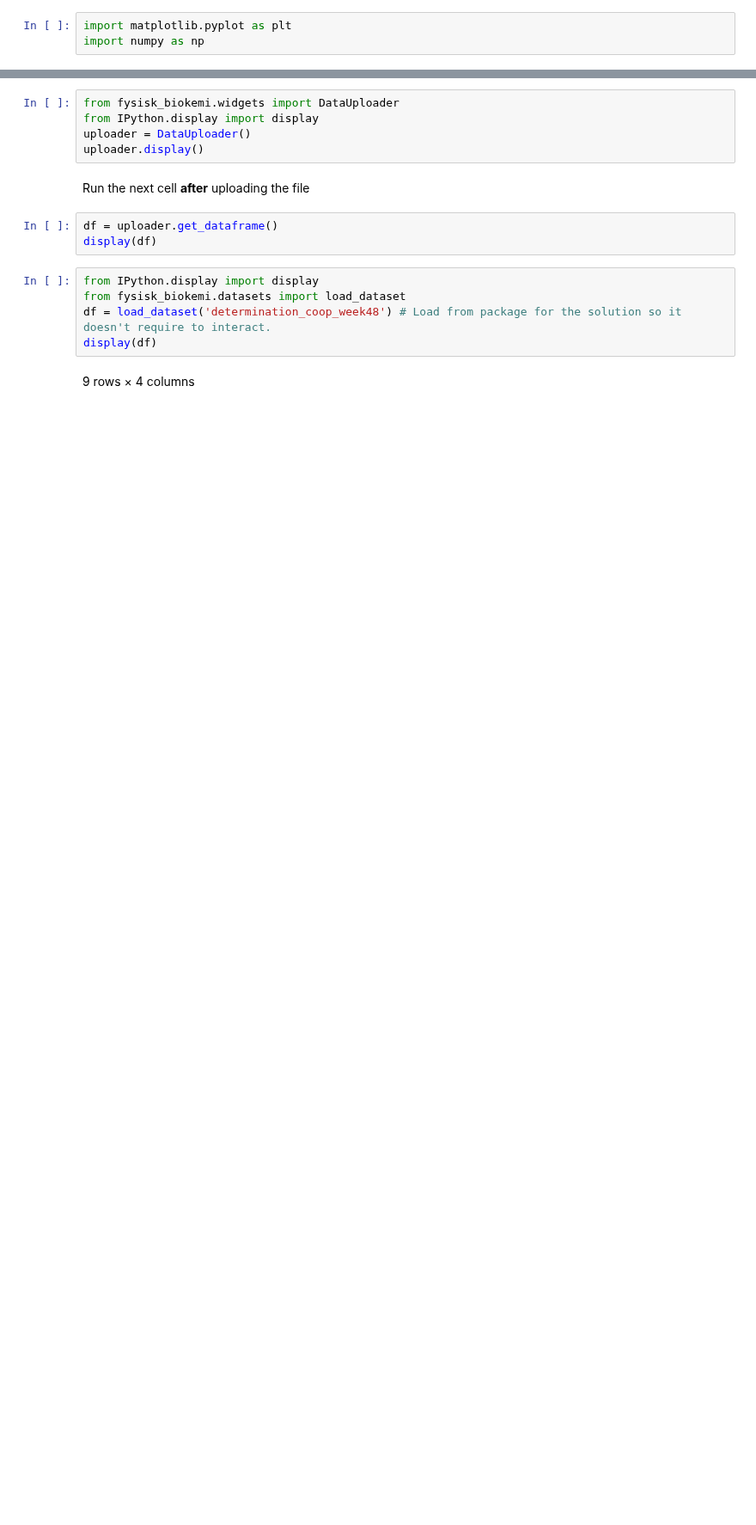
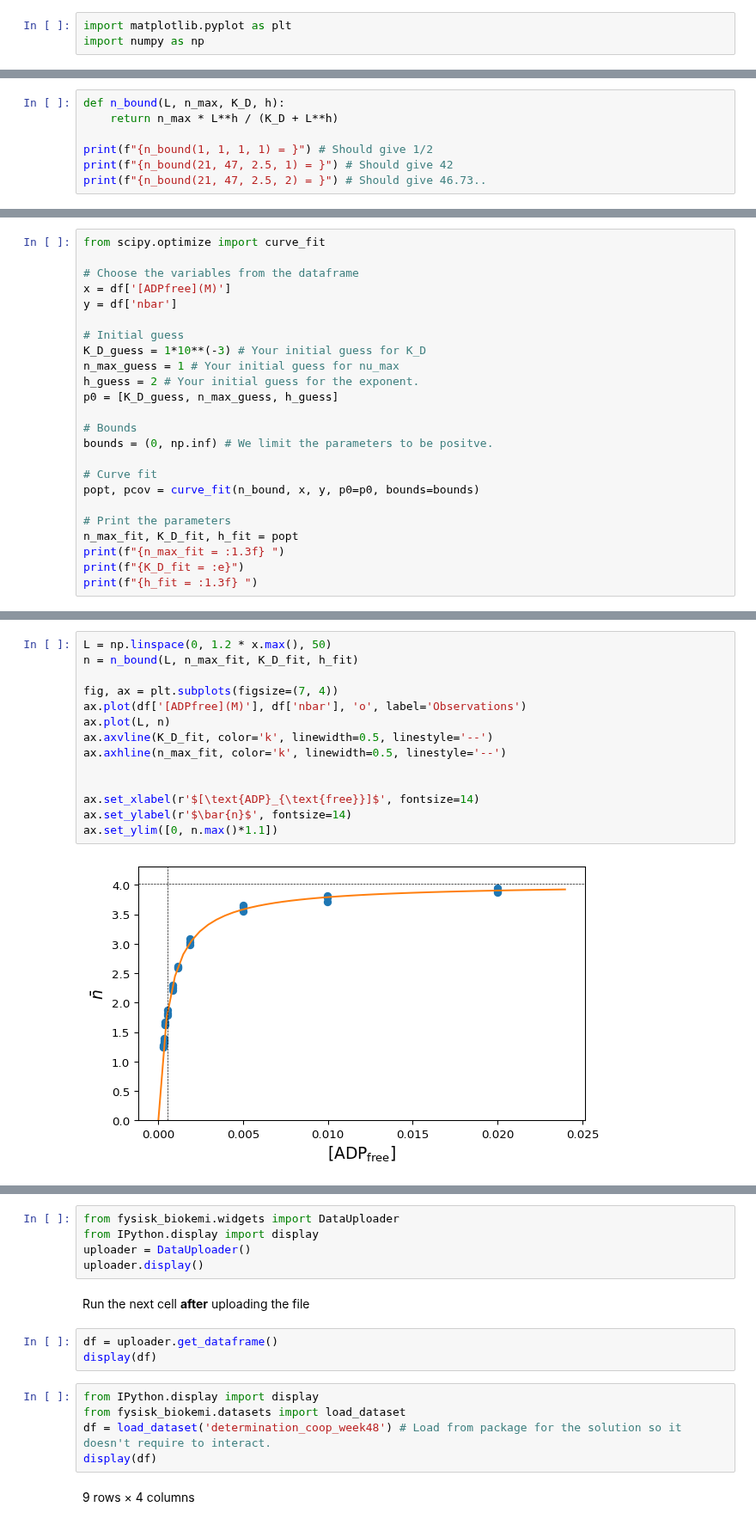
Before and after one commit to au-mbg/fysisk-biokemi, a Jupyter notebook: built_notebooks/master/week_46.ipynb, the cells around one changed output, grey strips where cells are left out. Shown at 86% size. Drawn from its saved outputs; the diff is of its cells as text; blank space fills up the shorter version.

```diff
--- a/built_notebooks/master/week_46.ipynb
+++ b/built_notebooks/master/week_46.ipynb
@@ -756,0 +670,7 @@ import numpy as np
+# %%
+def n_bound(L, n_max, K_D, h):
+    return n_max * L**h / (K_D + L**h)
+
+print(f"{n_bound(1, 1, 1, 1) = }") # Should give 1/2
+print(f"{n_bound(21, 47, 2.5, 1) = }") # Should give 42
+print(f"{n_bound(21, 47, 2.5, 2) = }") # Should give 46.73..
@@ -756,0 +685,24 @@ import numpy as np
+# %%
+from scipy.optimize import curve_fit
+
+# Choose the variables from the dataframe
+x = df['[ADPfree](M)']
+y = df['nbar']
+
+# Initial guess
+K_D_guess = 1*10**(-3) # Your initial guess for K_D
+n_max_guess = 1 # Your initial guess for nu_max
+h_guess = 2 # Your initial guess for the exponent.
+p0 = [K_D_guess, n_max_guess, h_guess]
+
+# Bounds
+bounds = (0, np.inf) # We limit the parameters to be positve.
+
+# Curve fit
+popt, pcov = curve_fit(n_bound, x, y, p0=p0, bounds=bounds)
+
+# Print the parameters
+n_max_fit, K_D_fit, h_fit = popt
+print(f"{n_max_fit = :1.3f} ")
+print(f"{K_D_fit = :e}")
+print(f"{h_fit = :1.3f} ")
@@ -756,0 +716,16 @@ import numpy as np
+# %%
+L = np.linspace(0, 1.2 * x.max(), 50)
+n = n_bound(L, n_max_fit, K_D_fit, h_fit)
+
+fig, ax = plt.subplots(figsize=(7, 4))
+ax.plot(df['[ADPfree](M)'], df['nbar'], 'o', label='Observations')
+ax.plot(L, n)
+ax.axvline(K_D_fit, color='k', linewidth=0.5, linestyle='--')
+ax.axhline(n_max_fit, color='k', linewidth=0.5, linestyle='--')
+
+
+ax.set_xlabel(r'$[\text{ADP}_{\text{free}}]$', fontsize=14)
+ax.set_ylabel(r'$\bar{n}$', fontsize=14)
+ax.set_ylim([0, n.max()*1.1])
+# %% [output]
+[figure, added]
```
Also changed, not shown: parts of 100 cells of this notebook, 13 other files.
